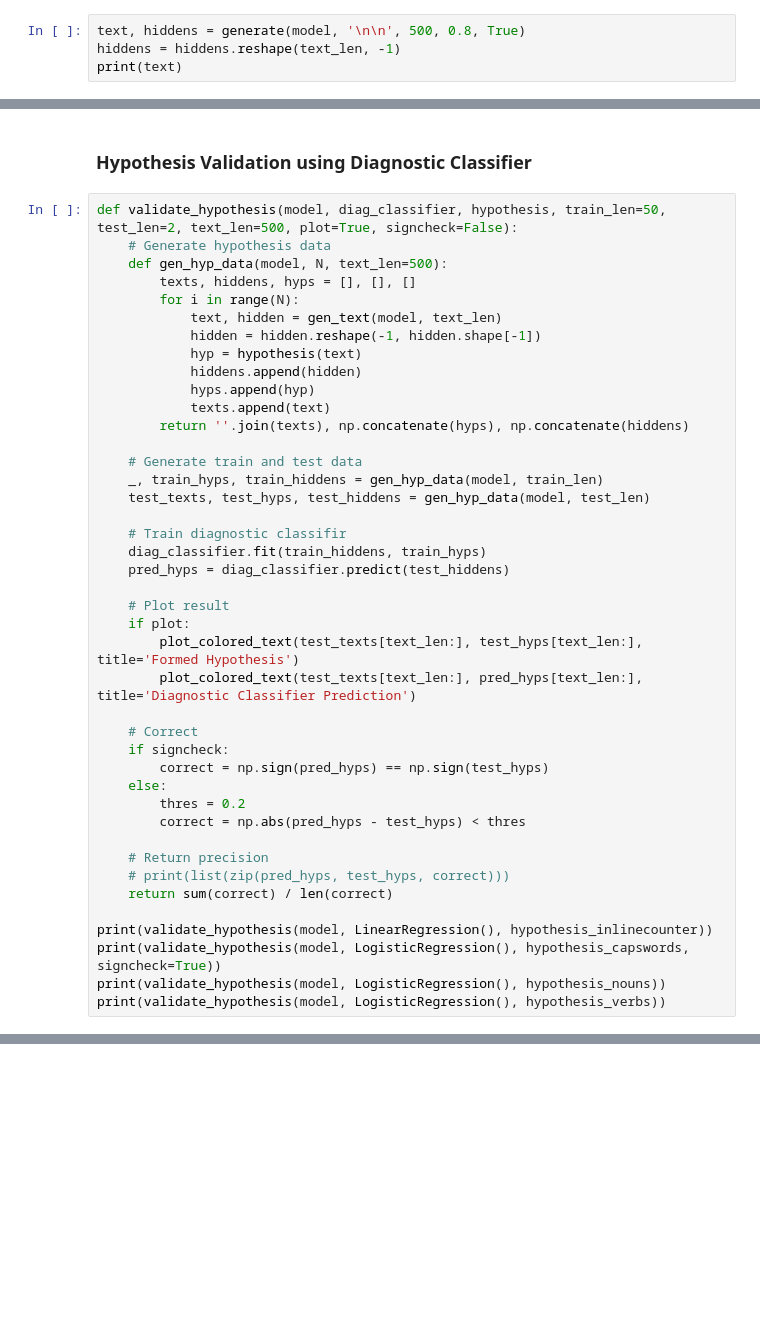
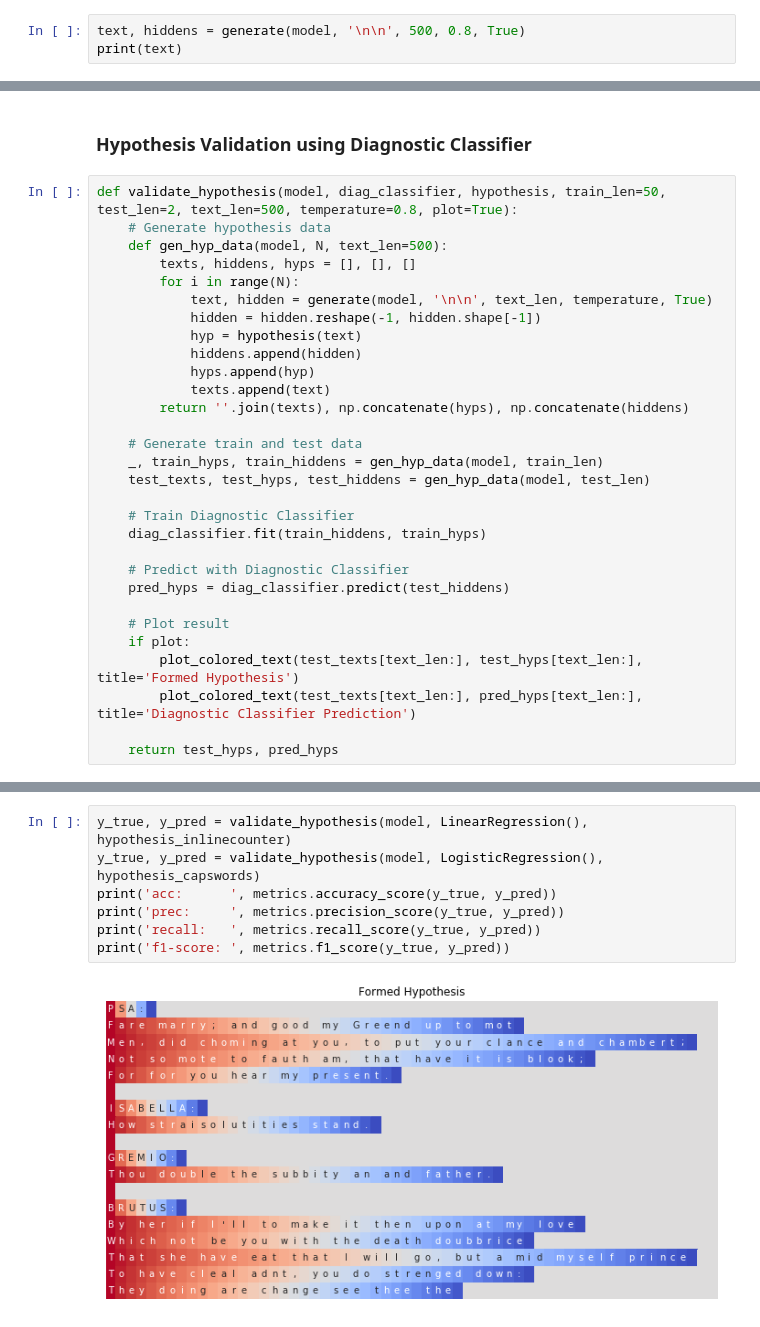
Before and after one commit to tychovdo/Char-RNN-Understanding, a Jupyter notebook: DiagnosticClassifier.ipynb, the cells around one changed output, grey strips where cells are left out. Cells and saved outputs as stored; diff of their text form; blank space fills up the shorter version.

Commit message:
new model

```diff
--- a/DiagnosticClassifier.ipynb
+++ b/DiagnosticClassifier.ipynb
@@ -50,6 +51,5 @@ def plot_colored_text(text, colors, W=60, title=None, save_file=None):
     plt.show()
 # %%
 text, hiddens = generate(model, '\n\n', 500, 0.8, True)
-hiddens = hiddens.reshape(text_len, -1)
 print(text)
 # %% [output]
@@ -109,12 +107,12 @@ plot_colored_text(text, hypothesis_nouns(text), title='Hypothesis: Nouns', save_
 # %% [markdown]
 ### Hypothesis Validation using Diagnostic Classifier
 # %%
-def validate_hypothesis(model, diag_classifier, hypothesis, train_len=50, test_len=2, text_len=500, plot=True, signcheck=False):
+def validate_hypothesis(model, diag_classifier, hypothesis, train_len=50, test_len=2, text_len=500, temperature=0.8, plot=True):
     # Generate hypothesis data
     def gen_hyp_data(model, N, text_len=500):
         texts, hiddens, hyps = [], [], []
         for i in range(N):
-            text, hidden = gen_text(model, text_len)
+            text, hidden = generate(model, '\n\n', text_len, temperature, True)
             hidden = hidden.reshape(-1, hidden.shape[-1])
             hyp = hypothesis(text)
             hiddens.append(hidden)
@@ -126,8 +124,10 @@ def validate_hypothesis(model, diag_classifier, hypothesis, train_len=50, test_l
     _, train_hyps, train_hiddens = gen_hyp_data(model, train_len)
     test_texts, test_hyps, test_hiddens = gen_hyp_data(model, test_len)
 
-    # Train diagnostic classifir
+    # Train Diagnostic Classifier
     diag_classifier.fit(train_hiddens, train_hyps)
+
+    # Predict with Diagnostic Classifier
     pred_hyps = diag_classifier.predict(test_hiddens)
 
     # Plot result
@@ -135,18 +135,4 @@ def validate_hypothesis(model, diag_classifier, hypothesis, train_len=50, test_l
         plot_colored_text(test_texts[text_len:], test_hyps[text_len:], title='Formed Hypothesis')
         plot_colored_text(test_texts[text_len:], pred_hyps[text_len:], title='Diagnostic Classifier Prediction')
 
-    # Correct
-    if signcheck:
-        correct = np.sign(pred_hyps) == np.sign(test_hyps)
-    else:
-        thres = 0.2
-        correct = np.abs(pred_hyps - test_hyps) < thres
-
-    # Return precision
-    # print(list(zip(pred_hyps, test_hyps, correct)))
-    return sum(correct) / len(correct)
-
-print(validate_hypothesis(model, LinearRegression(), hypothesis_inlinecounter))
-print(validate_hypothesis(model, LogisticRegression(), hypothesis_capswords, signcheck=True))
-print(validate_hypothesis(model, LogisticRegression(), hypothesis_nouns))
-print(validate_hypothesis(model, LogisticRegression(), hypothesis_verbs))
+    return test_hyps, pred_hyps
@@ -183,0 +139,9 @@ NameError: name 'wrapped_text' is not defined
+# %%
+y_true, y_pred = validate_hypothesis(model, LinearRegression(), hypothesis_inlinecounter)
+y_true, y_pred = validate_hypothesis(model, LogisticRegression(), hypothesis_capswords)
+print('acc:      ', metrics.accuracy_score(y_true, y_pred))
+print('prec:     ', metrics.precision_score(y_true, y_pred))
+print('recall:   ', metrics.recall_score(y_true, y_pred))
+print('f1-score: ', metrics.f1_score(y_true, y_pred))
+# %% [output]
+[figure, added]
```
Also changed, not shown: parts of 8 cells of this notebook, 3 other files.
